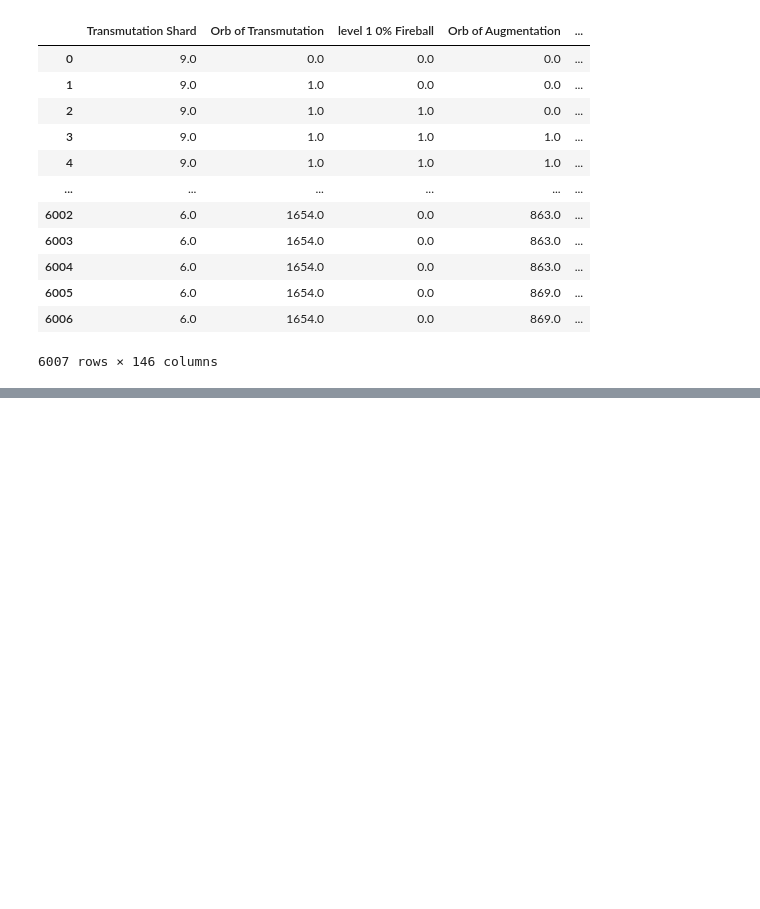
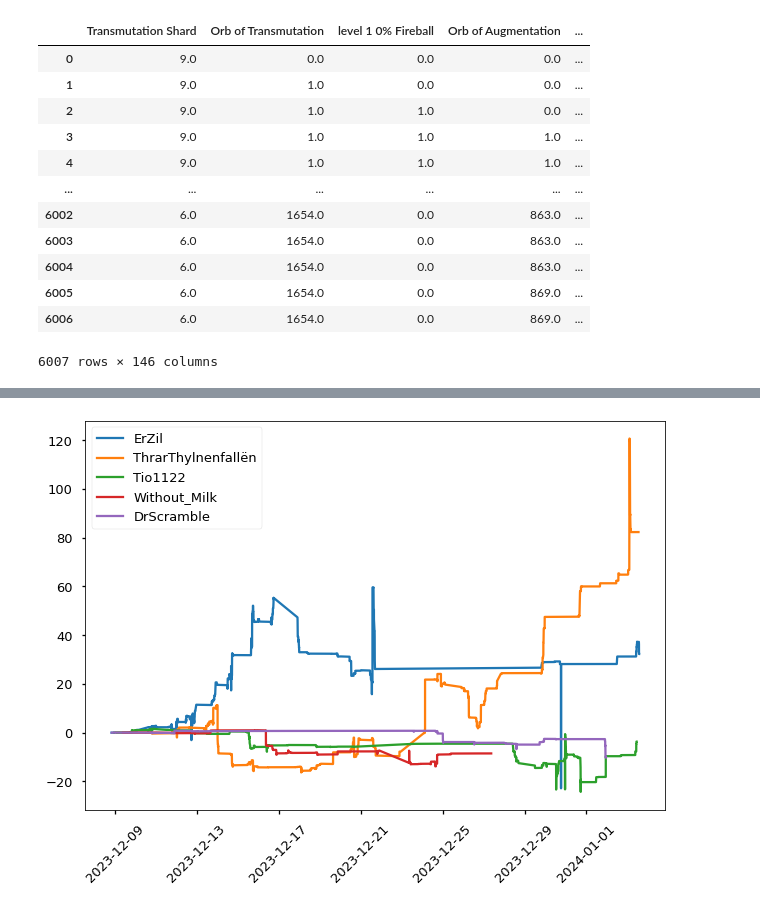
Before and after one commit to LucaTeodorescu/pathofexile-accounting, a Jupyter notebook: exploration.ipynb, the cells around one changed output, grey strips where cells are left out. Cells and saved outputs as stored; diff of their text form; code cells hidden in the pictures; blank space fills up the shorter version.

```diff
--- a/exploration.ipynb
+++ b/exploration.ipynb
@@ -278,7 +290,8 @@ def plotPlayerContribution(playerName):
     dates = mdates.date2num(df_DiffPlayer["Date"])
     plt.style.use('seaborn-talk')
     plt.xticks(rotation=45)
-    plt.plot_date(dates, CurrencySeriesPlayer, linestyle='solid', marker='None')
+    plt.plot_date(dates, CurrencySeriesPlayer, linestyle='solid', marker='None', label = playerName)
+    plt.legend()
 # %%
 plotPlayerContribution("ErZil")
 # %% [output]
@@ -339,0 +521,8 @@ def avg_onperiod(df, tdelta):
+# %%
+plotPlayerContribution("ErZil")
+plotPlayerContribution("ThrarThylnenfallën")
+plotPlayerContribution("Tio1122")
+plotPlayerContribution("Without_Milk")
+plotPlayerContribution("DrScramble")
+# %% [output]
+[figure, added]
```
Also changed, not shown: parts of 21 cells of this notebook, 2 other files.
